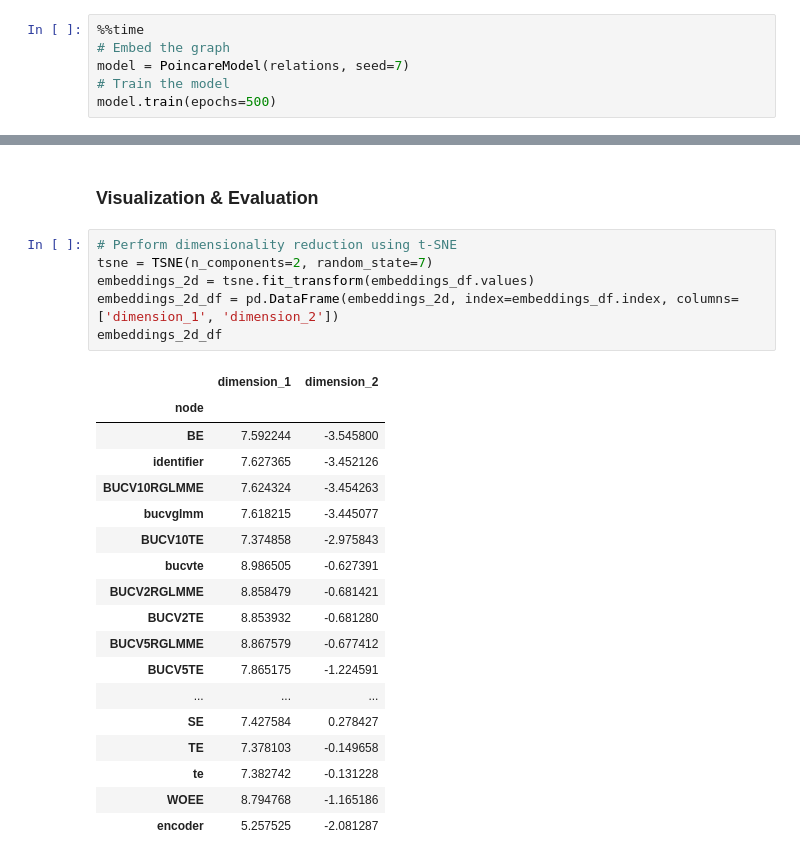
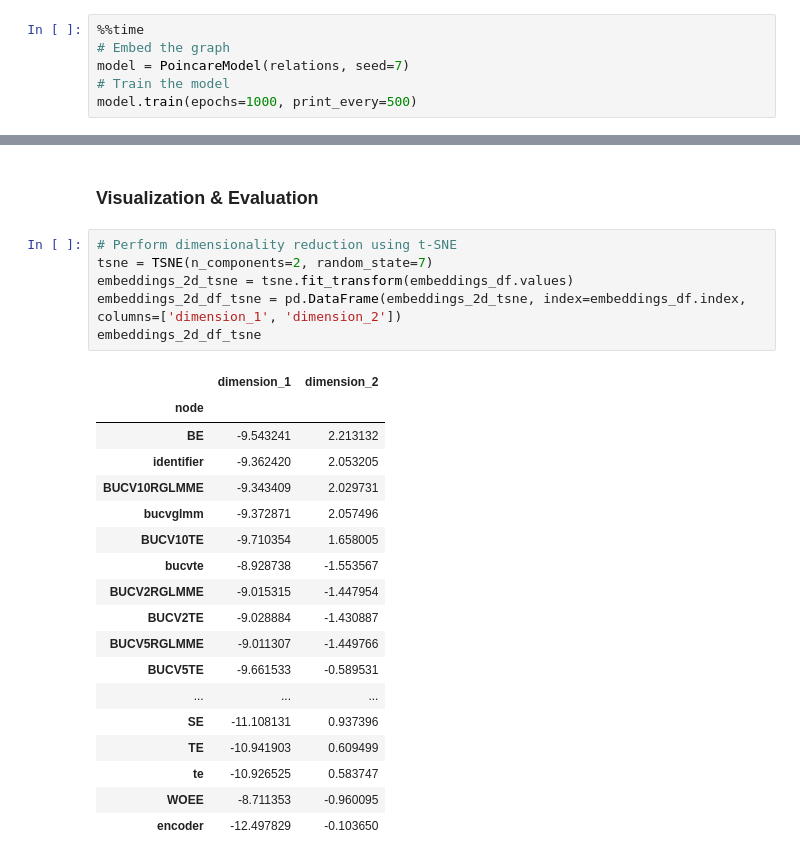
Before and after one commit to nina-prog/meta-learning-for-encoder-selection, a Jupyter notebook: notebooks/week09/week09-encoding-of-encoders.ipynb, the cells around one changed output, grey strips where cells are left out. Saved outputs shown, nothing was run; the diff lists cells and outputs as text.

Commit message:
Visualize embedding result

```diff
--- a/notebooks/week09/week09-encoding-of-encoders.ipynb
+++ b/notebooks/week09/week09-encoding-of-encoders.ipynb
@@ -162,5 +163,5 @@ Wall time: 0 ns
 # Embed the graph
 model = PoincareModel(relations, seed=7)
 # Train the model
-model.train(epochs=500)
+model.train(epochs=1000, print_every=500)
 # %% [output]
@@ -207,25 +208,25 @@ embeddings_df
 # %%
 # Perform dimensionality reduction using t-SNE
 tsne = TSNE(n_components=2, random_state=7)
-embeddings_2d = tsne.fit_transform(embeddings_df.values)
-embeddings_2d_df = pd.DataFrame(embeddings_2d, index=embeddings_df.index, columns=['dimension_1', 'dimension_2'])
-embeddings_2d_df
+embeddings_2d_tsne = tsne.fit_transform(embeddings_df.values)
+embeddings_2d_df_tsne = pd.DataFrame(embeddings_2d_tsne, index=embeddings_df.index, columns=['dimension_1', 'dimension_2'])
+embeddings_2d_df_tsne
 # %% [output]
 |  | dimension_1 | dimension_2 |
 | node |  |  |
-| BE | 7.592244 | -3.545800 |
-| identifier | 7.627365 | -3.452126 |
-| BUCV10RGLMME | 7.624324 | -3.454263 |
-| bucvglmm | 7.618215 | -3.445077 |
-| BUCV10TE | 7.374858 | -2.975843 |
-| bucvte | 8.986505 | -0.627391 |
-| BUCV2RGLMME | 8.858479 | -0.681421 |
-| BUCV2TE | 8.853932 | -0.681280 |
-| BUCV5RGLMME | 8.867579 | -0.677412 |
-| BUCV5TE | 7.865175 | -1.224591 |
+| BE | -9.543241 | 2.213132 |
+| identifier | -9.362420 | 2.053205 |
+| BUCV10RGLMME | -9.343409 | 2.029731 |
+| bucvglmm | -9.372871 | 2.057496 |
+| BUCV10TE | -9.710354 | 1.658005 |
+| bucvte | -8.928738 | -1.553567 |
+| BUCV2RGLMME | -9.015315 | -1.447954 |
+| BUCV2TE | -9.028884 | -1.430887 |
+| BUCV5RGLMME | -9.011307 | -1.449766 |
+| BUCV5TE | -9.661533 | -0.589531 |
 | ... | ... | ... |
-| SE | 7.427584 | 0.278427 |
-| TE | 7.378103 | -0.149658 |
-| te | 7.382742 | -0.131228 |
-| WOEE | 8.794768 | -1.165186 |
-| encoder | 5.257525 | -2.081287 |
+| SE | -11.108131 | 0.937396 |
+| TE | -10.941903 | 0.609499 |
+| te | -10.926525 | 0.583747 |
+| WOEE | -8.711353 | -0.960095 |
+| encoder | -12.497829 | -0.103650 |
```
Also changed, not shown: parts of 12 cells of this notebook, 1 other file.
